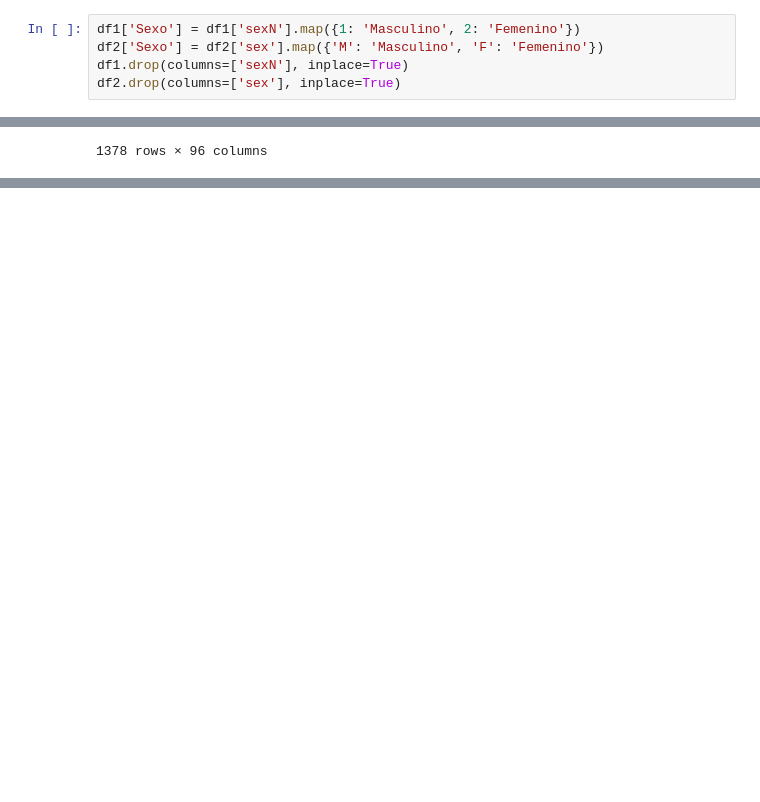
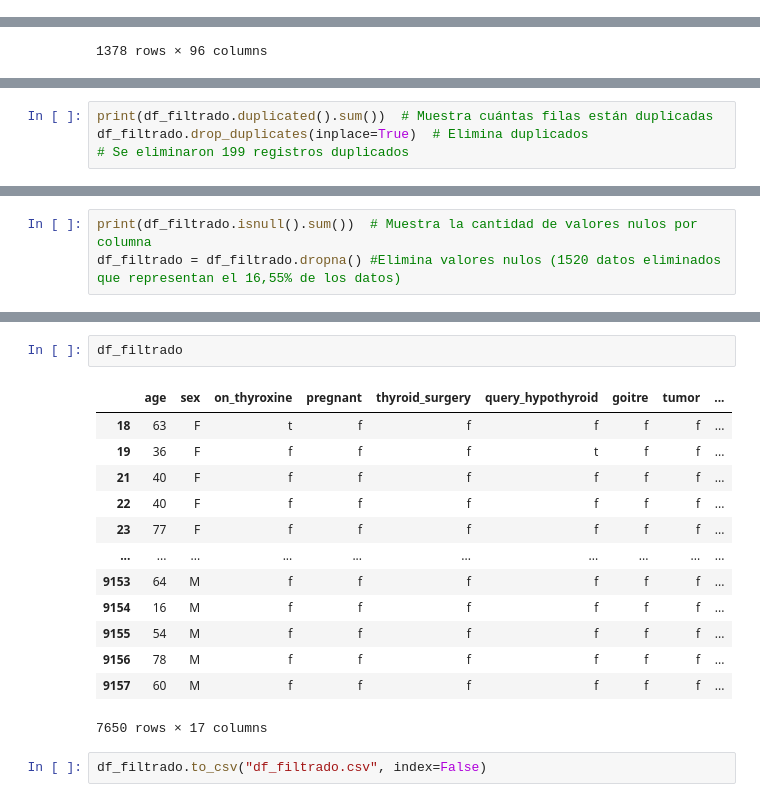
Before and after one commit to Moacho78/Parcial-2-VD, a Jupyter notebook: Parcial_2_Visualizacion_de_datos.ipynb, the cells around one changed output, grey strips where cells are left out. Drawn from its saved outputs; the diff is of its cells as text; blank space fills up the shorter version.

```diff
--- a/Parcial_2_Visualizacion_de_datos.ipynb
+++ b/Parcial_2_Visualizacion_de_datos.ipynb
@@ -24,5 +21,0 @@ df2['Age Group'] = df2['age'].apply(map_age_group)
-# %%
-df1['Sexo'] = df1['sexN'].map({1: 'Masculino', 2: 'Femenino'})
-df2['Sexo'] = df2['sex'].map({'M': 'Masculino', 'F': 'Femenino'})
-df1.drop(columns=['sexN'], inplace=True)
-df2.drop(columns=['sex'], inplace=True)
@@ -110,0 +122,4 @@ combined_df
+# %%
+print(df_filtrado.duplicated().sum())  # Muestra cuántas filas están duplicadas
+df_filtrado.drop_duplicates(inplace=True)  # Elimina duplicados
+# Se eliminaron 199 registros duplicados
@@ -110,0 +128,3 @@ combined_df
+# %%
+print(df_filtrado.isnull().sum())  # Muestra la cantidad de valores nulos por columna
+df_filtrado = df_filtrado.dropna() #Elimina valores nulos (1520 datos eliminados que representan el 16,55% de los datos)
@@ -110,0 +150,18 @@ combined_df
+# %%
+df_filtrado
+# %% [output]
+|  | age | sex | on_thyroxine | pregnant | thyroid_surgery | query_hypothyroid | goitre | tumor | ... |
+| 18 | 63 | F | t | f | f | f | f | f | ... |
+| 19 | 36 | F | f | f | f | t | f | f | ... |
+| 21 | 40 | F | f | f | f | f | f | f | ... |
+| 22 | 40 | F | f | f | f | f | f | f | ... |
+| 23 | 77 | F | f | f | f | f | f | f | ... |
+| ... | ... | ... | ... | ... | ... | ... | ... | ... | ... |
+| 9153 | 64 | M | f | f | f | f | f | f | ... |
+| 9154 | 16 | M | f | f | f | f | f | f | ... |
+| 9155 | 54 | M | f | f | f | f | f | f | ... |
+| 9156 | 78 | M | f | f | f | f | f | f | ... |
+| 9157 | 60 | M | f | f | f | f | f | f | ... |
+7650 rows × 17 columns
+# %%
+df_filtrado.to_csv("df_filtrado.csv", index=False)
```
Also changed, not shown: parts of 14 cells of this notebook.
